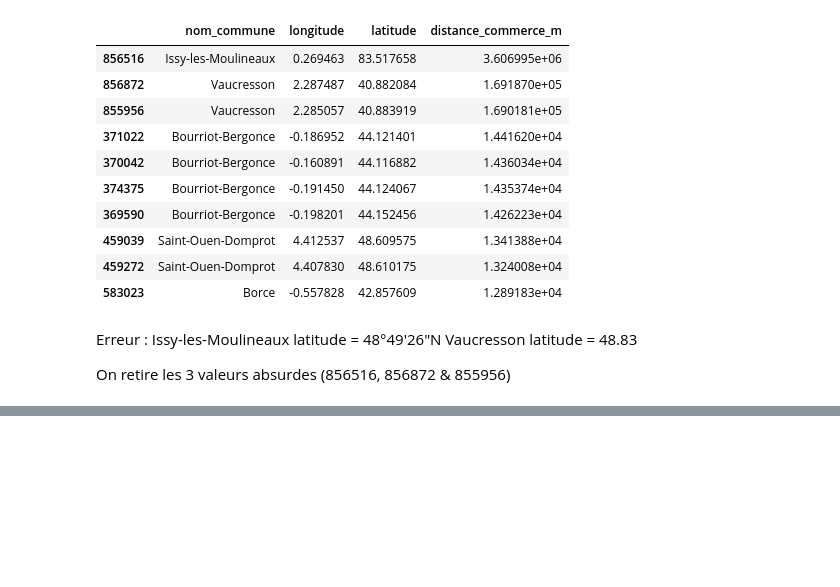
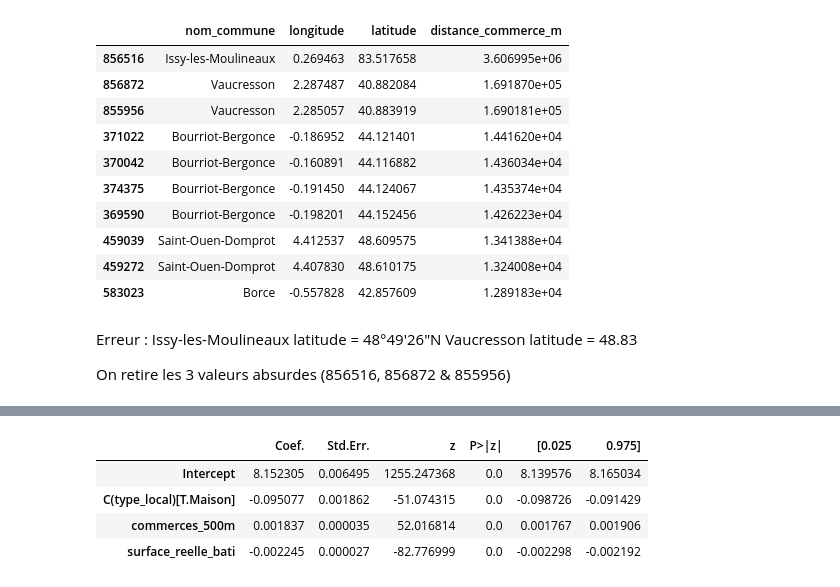
Before and after one commit to Samsamdu86/projet__python_DS, a Jupyter notebook: notebooks/03_prix_distance.ipynb, the cells around one changed output, grey strips where cells are left out. Cells and saved outputs as stored; diff of their text form; code cells hidden in the pictures; blank space fills up the shorter version.

```diff
--- a/notebooks/03_prix_distance.ipynb
+++ b/notebooks/03_prix_distance.ipynb
@@ -215,3 +215,12 @@ Notes:
 [1] Standard Errors are heteroscedasticity robust (HC3)
 [2] The condition number is large, 9.02e+03. This might indicate that there are
 strong multicollinearity or other numerical problems.
+# %%
+tableau = modele1.summary2().tables[1]
+display(tableau.loc[~tableau.index.str.contains("code_departement")])
+# %% [output]
+|  | Coef. | Std.Err. | z | P>|z| | [0.025 | 0.975] |
+| Intercept | 8.152305 | 0.006495 | 1255.247368 | 0.0 | 8.139576 | 8.165034 |
+| C(type_local)[T.Maison] | -0.095077 | 0.001862 | -51.074315 | 0.0 | -0.098726 | -0.091429 |
+| commerces_500m | 0.001837 | 0.000035 | 52.016814 | 0.0 | 0.001767 | 0.001906 |
+| surface_reelle_bati | -0.002245 | 0.000027 | -82.776999 | 0.0 | -0.002298 | -0.002192 |
```
Also changed, not shown: parts of 16 cells of this notebook.
